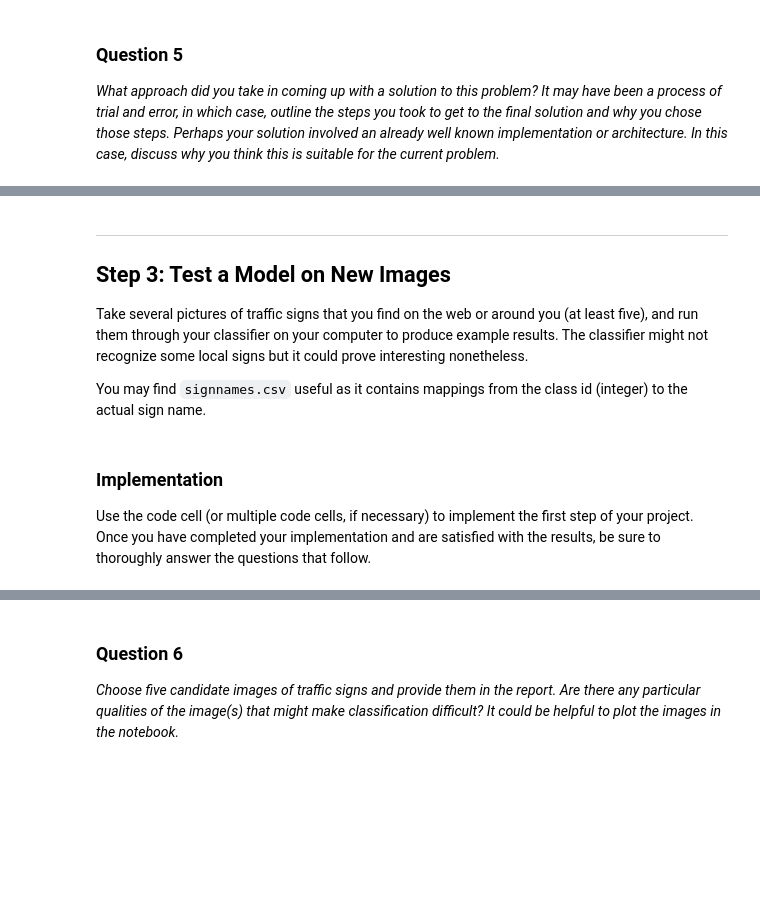
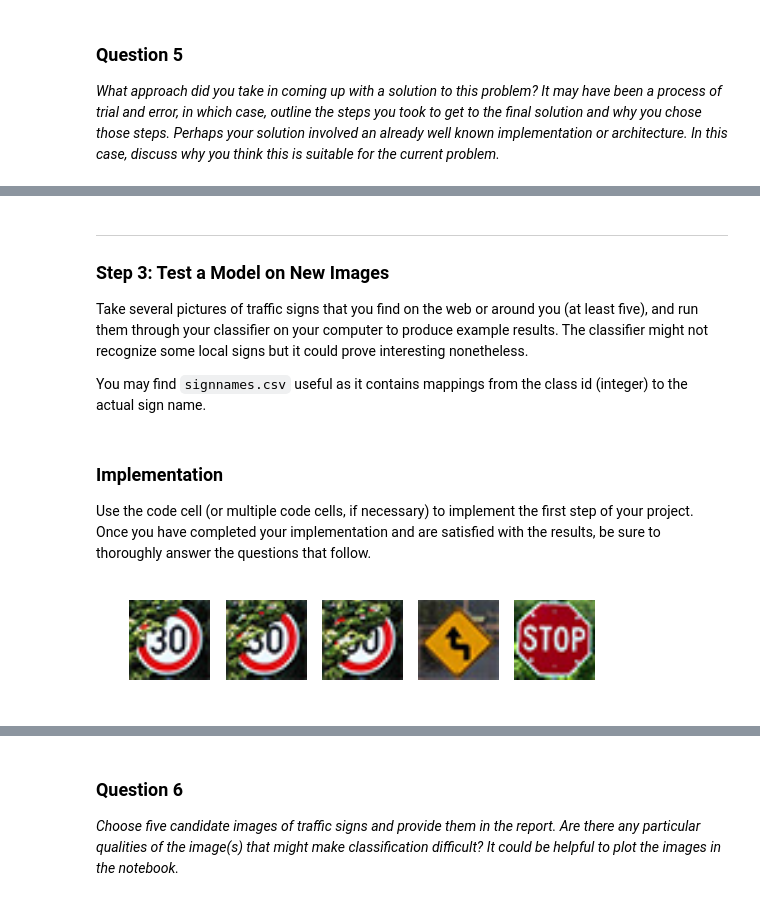
Before and after one commit to merbar/CarND-Traffic-Signs, a Jupyter notebook: Traffic_Signs_Recognition.ipynb, the cells around one changed output, grey strips where cells are left out. Cells and saved outputs as stored; diff of their text form; code cells hidden in the pictures; blank space fills up the shorter version.

```diff
--- a/Traffic_Signs_Recognition.ipynb
+++ b/Traffic_Signs_Recognition.ipynb
@@ -277,7 +571,7 @@ _What approach did you take in coming up with a solution to this problem? It may
 # %% [markdown]
 ---
 
-## Step 3: Test a Model on New Images
+### Step 3: Test a Model on New Images
 
 Take several pictures of traffic signs that you find on the web or around you (at least five), and run them through your classifier on your computer to produce example results. The classifier might not recognize some local signs but it could prove interesting nonetheless.
 
@@ -291,0 +583,24 @@ Use the code cell (or multiple code cells, if necessary) to implement the first
+# %%
+### Load the images and plot them here.
+### Feel free to use as many code cells as needed.
+import matplotlib.image as mpimg
+import glob
+
+os.listdir("extraSigns/")
+image_list = glob.glob('extraSigns/*.jpg')
+imgIndex = 0
+subplotX = 1
+subplotY = len(image_list)
+newImgData = []
+for each in image_list:
+    img = mpimg.imread(each)
+    newImgData.append(img)
+    plt.subplot(subplotX, subplotY, imgIndex+1)
+    plt.imshow(img)
+    plt.axis('off')
+    plt.imshow(img)
+    imgIndex += 1
+newImgData = np.asarray(newImgData)
+plt.show()
+# %% [output]
+[figure, added]
```
Also changed, not shown: parts of 33 cells of this notebook.
